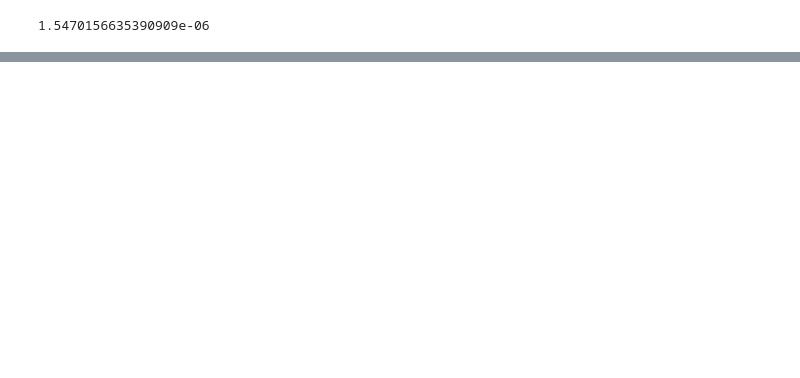
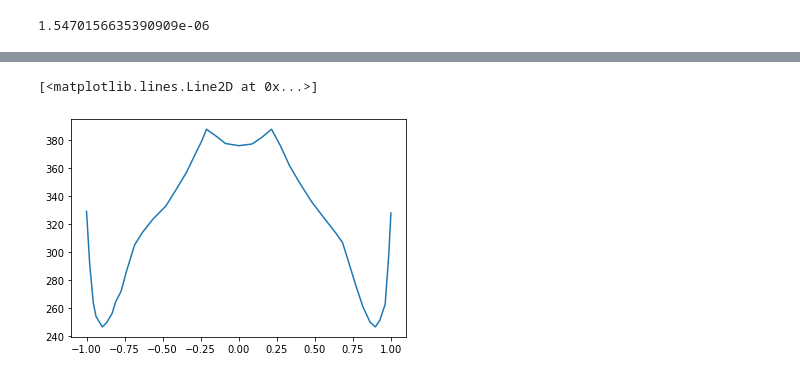
Before and after one commit to chiaramaccani/two_cryst_sim, a Jupyter notebook: Bjorn_chann.ipynb, the cells around one changed output, grey strips where cells are left out. Saved outputs shown, nothing was run; the diff lists cells and outputs as text; code cells hidden in the pictures; blank space fills up the shorter version.

```diff
--- a/Bjorn_chann.ipynb
+++ b/Bjorn_chann.ipynb
@@ -59,3 +88,24 @@ np.sqrt(2 * 21.34 / (6.8e12)) * (1 - 15.3 / 40)
+# %%
+p0c_ft = 6.8e12
+
+#CRY1 at 5 sigma
+
+align_angle_TCCS_5s = -1.1763616021881982e-05   # align_angle = 12e-6,
+jaw_L_TCCS_5s = 0.0016912979598174786           # jaw_L = 0.0015,
+length_TCCS = 0.004                             # length = 0.002,
+bend_TCCS = 80                                  # bend = 40,
+bend_angle_TCCS = length_TCCS / bend_TCCS
+# invert x and y dimension, angle: 90
+xdim_TCCS = 0.035                               # xdim = 0.05,
+ydim_TCCS = 0.002                               # ydim = 0.002,
+# %%
+pot_crit_Si = 21.34 #16 #eV
+en_crit_Si = 5.7e9 / 1e-2 #eV/m
+dp_Si = 1.92e-10 #m
+
+xp_crit0 = np.sqrt(2.0*pot_crit_Si/p0c_ft)
+Rcrit = p0c_ft/en_crit_Si
+theta_c_Si = xp_crit0*(1-Rcrit/bend_TCCS)
 # %%
 wavelength = np.array([[-0.784,0.841],[-0.768,0.746],[-0.749,0.673],[-0.735,0.649],[-0.703,0.63],[-0.68,0.638],
                         [-0.652,0.655],[-0.634,0.676],[-0.606,0.695],[-0.578,0.732],[-0.536,0.78],[-0.495,0.803],
@@ -88,0 +141,6 @@ print(lambdaFit2)
+# %%
+plt.figure()
+plt.plot(wavelength2[:,0], wavelength2[:,1])
+# %% [output]
+[<matplotlib.lines.Line2D at 0x...>]
+[figure, added]
```
Also changed, not shown: parts of 29 cells of this notebook, 5 other files.
